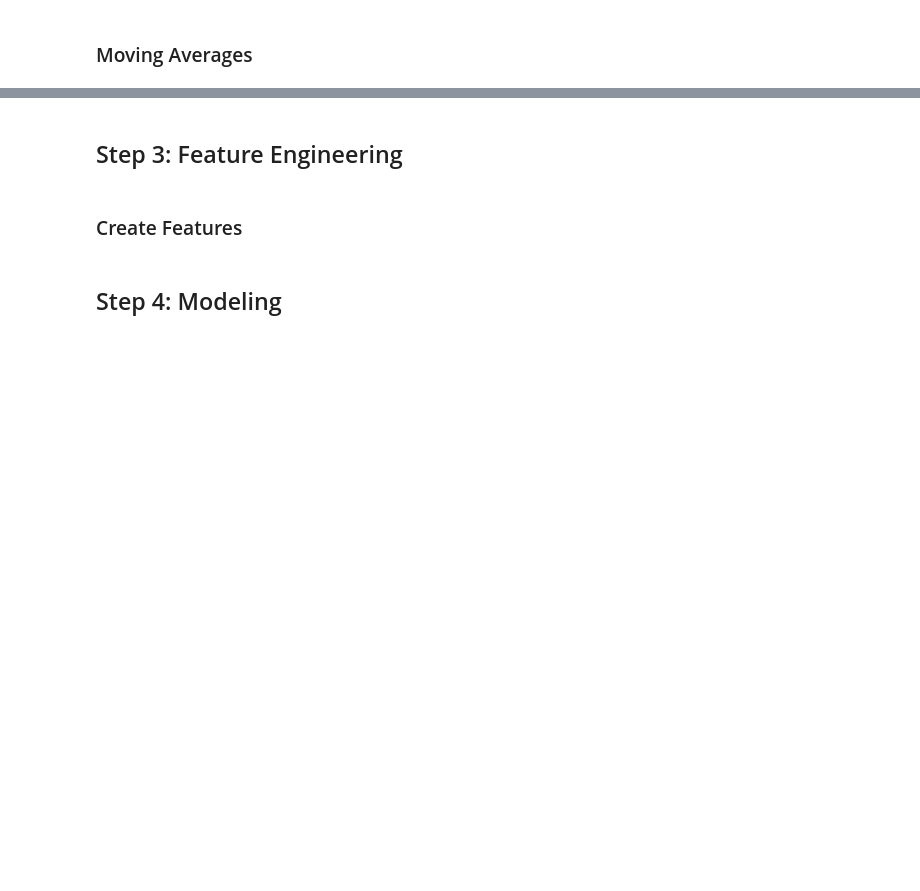
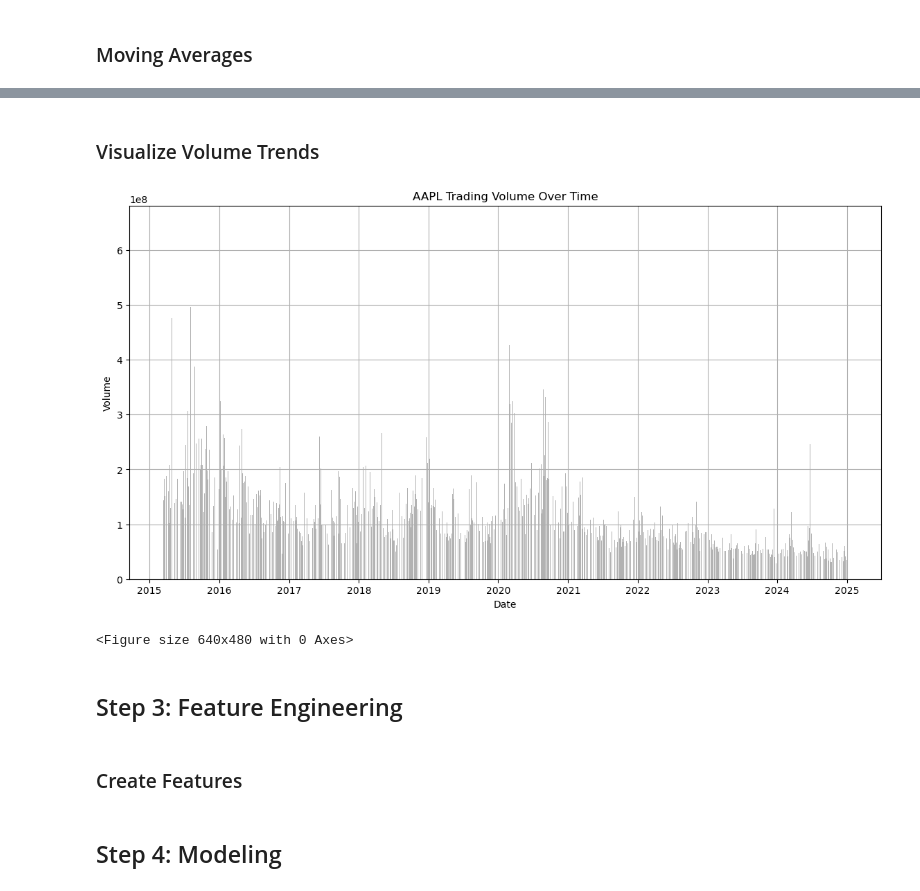
Before and after one commit to saksham3232/Stock-Price-Prediction-Analysis, a Jupyter notebook: data.ipynb, the cells around one changed output, grey strips where cells are left out. Saved outputs shown, nothing was run; the diff lists cells and outputs as text; code cells hidden in the pictures; blank space fills up the shorter version.

```diff
--- a/data.ipynb
+++ b/data.ipynb
@@ -80,3 +95,18 @@ plt.show()
+# %% [markdown]
+### Visualize Volume Trends
+# %%
+# Plot volume over time to analyze trading activity
+plt.figure(figsize=(14, 7))
+plt.bar(stock_data.index, stock_data['Volume'], color='gray', alpha=0.6)
+plt.title('AAPL Trading Volume Over Time')
+plt.xlabel('Date')
+plt.ylabel('Volume')
+plt.grid()
+plt.show()
+plt.savefig('AAPL_Trading_Volume.png')
+# %% [output]
+[figure, added]
+<Figure size 640x480 with 0 Axes>
 # %% [markdown]
 ## Step 3: Feature Engineering
 # %% [markdown]
```
Also changed, not shown: parts of 15 cells of this notebook.
